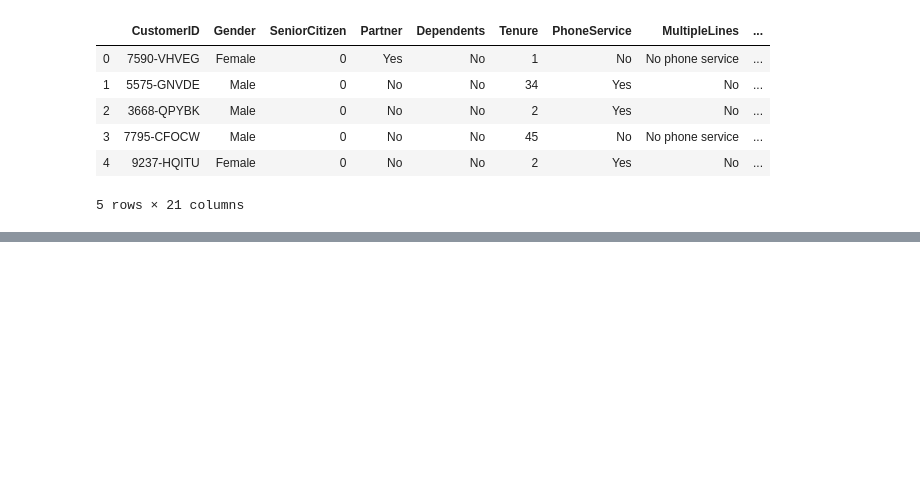
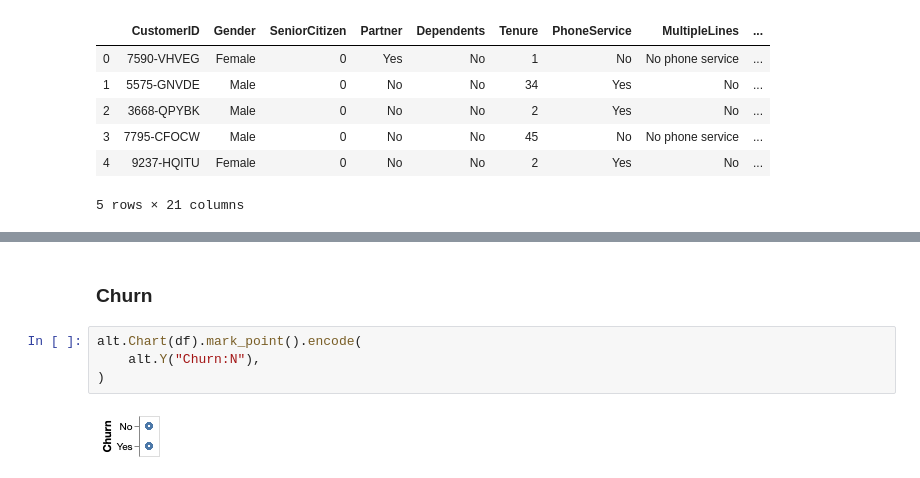
Before and after one commit to amitkaps/data-vis-python, a Jupyter notebook: 02-Basics.ipynb, the cells around one changed output, grey strips where cells are left out. Saved outputs shown, nothing was run; the diff lists cells and outputs as text; blank space fills up the shorter version.

```diff
--- a/02-Basics.ipynb
+++ b/02-Basics.ipynb
@@ -57,0 +120,8 @@ df.head()
+# %% [markdown]
+### Churn
+# %%
+alt.Chart(df).mark_point().encode(
+    alt.Y("Churn:N"),
+)
+# %% [output]
+[figure, added]
```
Also changed, not shown: parts of 11 cells of this notebook, 3 other files.
